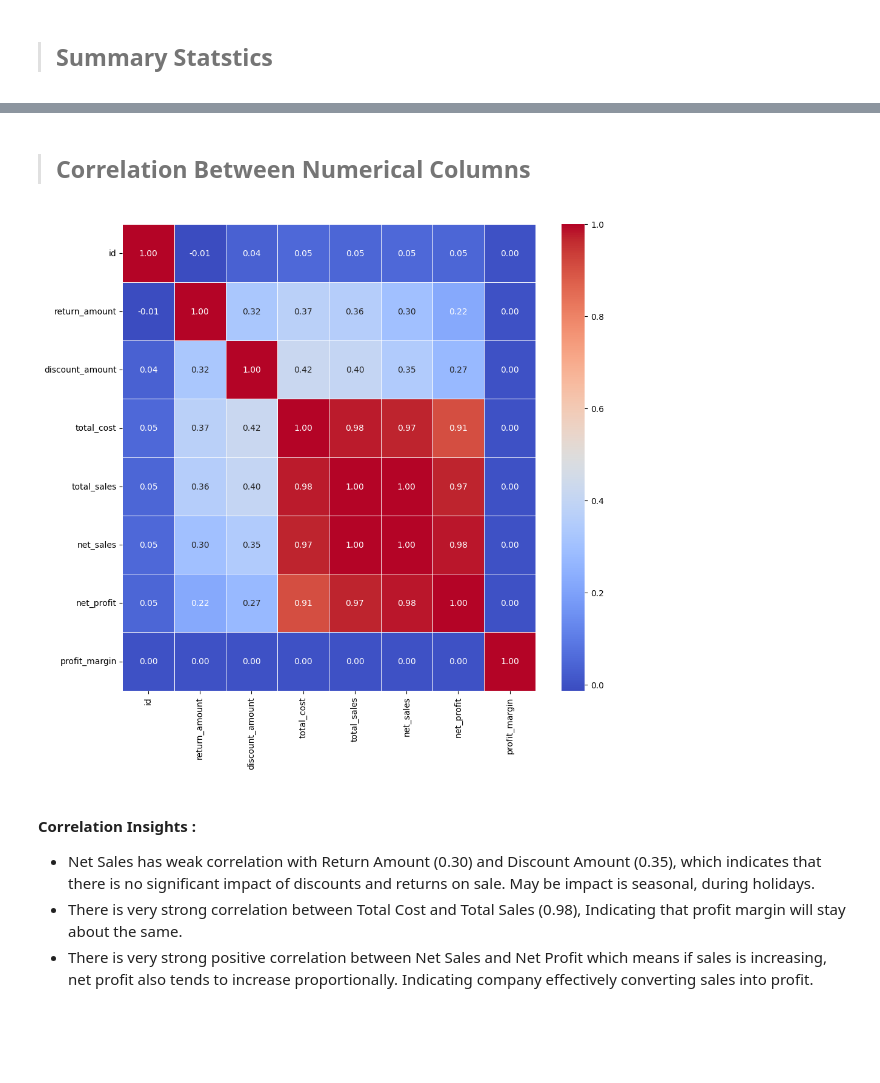
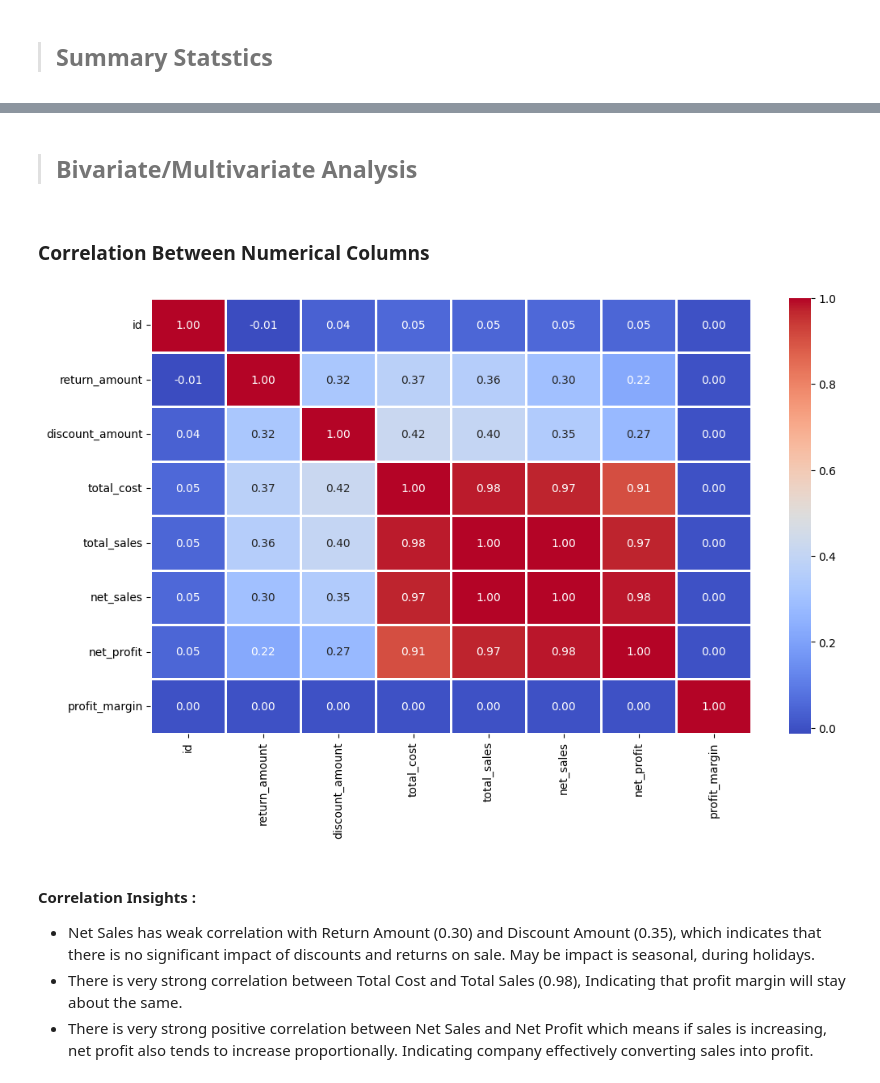
Before and after one commit to hemant4dsci/retail_e-commerce_sales_analytics, a Jupyter notebook: notebooks/02_exploratory_data_analysis.ipynb, the cells around one changed output, grey strips where cells are left out. Cells and saved outputs as stored; diff of their text form; code cells hidden in the pictures; blank space fills up the shorter version.

```diff
--- a/notebooks/02_exploratory_data_analysis.ipynb
+++ b/notebooks/02_exploratory_data_analysis.ipynb
@@ -100,7 +100,7 @@ dtype: int64
 >## **Data Cleaning & Handling Missing Values**
 # %%
 # Removing duplicate if present
-df.drop_duplicates(inplace=True)
+df.drop_duplicates(subset="id", inplace=True)
 # %%
 # Checking for duplicate values
 df.duplicated().sum()
@@ -207,19 +285,21 @@ df.describe()
+# %% [markdown]
+>## **Bivariate/Multivariate Analysis**
 # %% [markdown]
->## **Correlation Between Numerical Columns**
+### Correlation Between Numerical Columns
 # %%
 # correlation heatmap to find out relation between columns
 
-plt.figure(figsize=(11, 10))
+plt.figure(figsize=(12, 7))
 sns.heatmap(
     data=df.corr(numeric_only=True),
     annot=True,
     fmt=".2f",
     cmap="coolwarm",
-    linewidths=0.5,
+    linewidths=1,
 )
 plt.show()
 # %% [output]
-[figure, old version]
+[figure, new version]
 # %% [markdown]
 #### Correlation Insights :
 - Net Sales has weak correlation with Return Amount (0.30) and Discount Amount (0.35), which indicates that there is no significant impact of discounts and returns on sale. May be impact is seasonal, during holidays.
```
Also changed, not shown: parts of 74 cells of this notebook.
